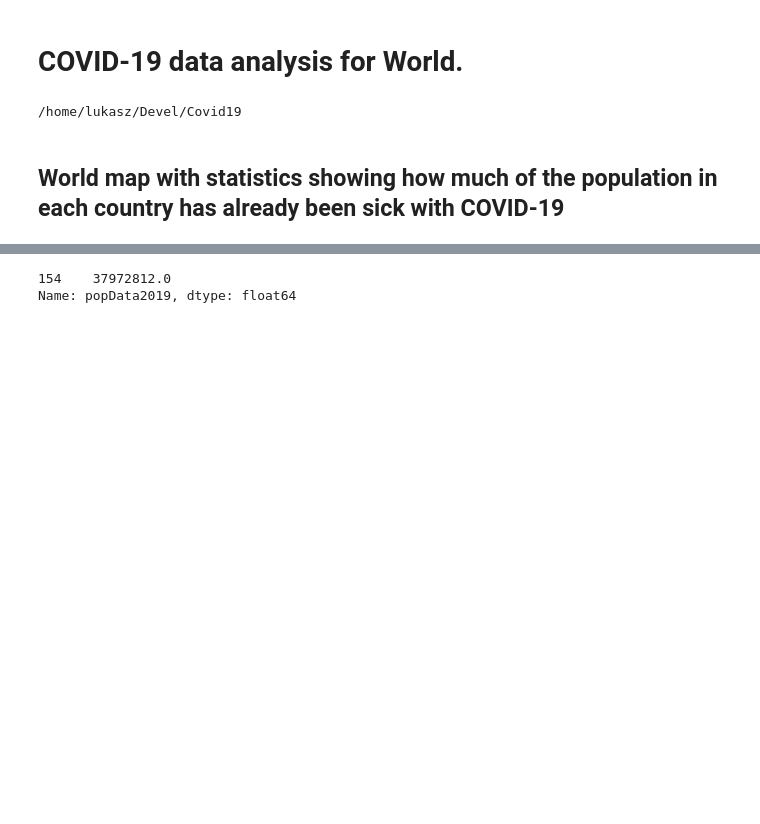
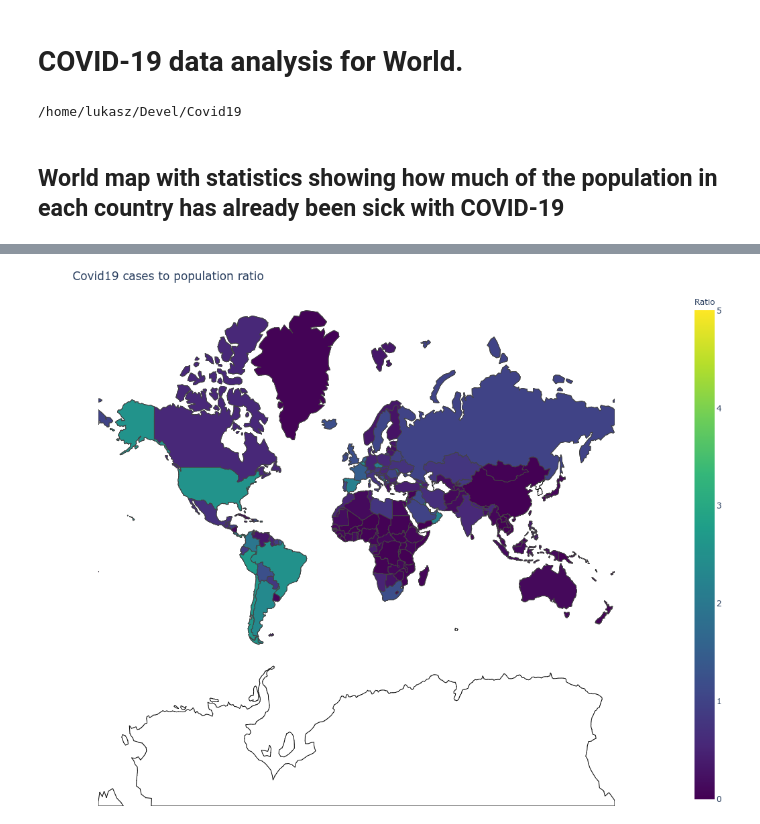
Before and after one commit to LukaszSwolkien/Covid19, a Jupyter notebook: notebooks/World.ipynb, the cells around one changed output, grey strips where cells are left out. Drawn from its saved outputs; the diff is of its cells as text; code cells hidden in the pictures; blank space fills up the shorter version.

```diff
--- a/notebooks/World.ipynb
+++ b/notebooks/World.ipynb
@@ -41,11 +41,13 @@ import World.figures as figures
 import common.helpers as h
 import numpy as np
 # %%
-df = ecdc.cases_by_country()
+with tracer.start_as_current_span(f'World map with COVID-19 stats'):
+    df = ecdc.cases_by_country()
 
-summary = df.groupby(ecdc.COUNTRY)\
-            .agg({ecdc.DEATHS:np.sum,ecdc.CASES:np.sum,'popData2019':np.mean})\
-            .reset_index().sort_values(ecdc.CASES,ascending=False)
-# summary = summary.rename(columns={"popData2019": 'population'})
-summary['ratio'] = summary.cases*100/summary.popData2019
-summary['text'] = summary.apply(lambda row: f'population: {round(row.popData2019/1000000)}M' if h.is_num(row.popData2019) else None, axis=1)
+    summary = df.groupby(ecdc.COUNTRY)\
+                .agg({ecdc.DEATHS:np.sum,ecdc.CASES:np.sum,'popData2019':np.mean})\
+                .reset_index().sort_values(ecdc.CASES,ascending=False)
+    summary['ratio'] = summary.cases*100/summary.popData2019
+    summary['text'] = summary.apply(lambda row: f'population: {round(row.popData2019/1000000)}M' if h.is_num(row.popData2019) else None, axis=1)
+    figures.world_map(summary, 'ratio', 'Covid19 cases to population ratio').show()
+# %% [output]
@@ -52,5 +55 @@ summary['text'] = summary.apply(lambda row: f'population: {round(row.popData2019
+[figure, added]
-# %%
-summary.loc[summary[ecdc.COUNTRY] == 'Poland'].popData2019
-# %% [output]
-154    37972812.0
-Name: popData2019, dtype: float64
```
Also changed, not shown: parts of 3 cells of this notebook.
